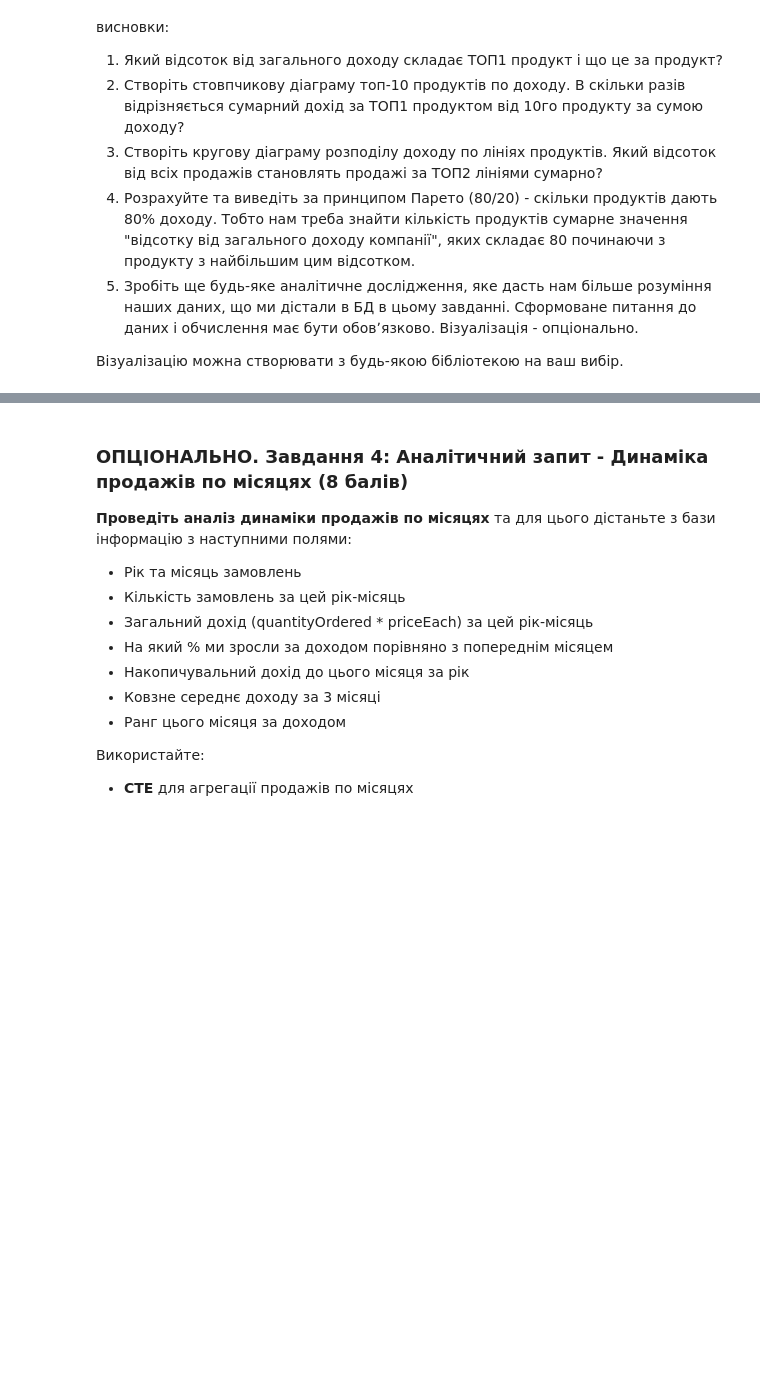
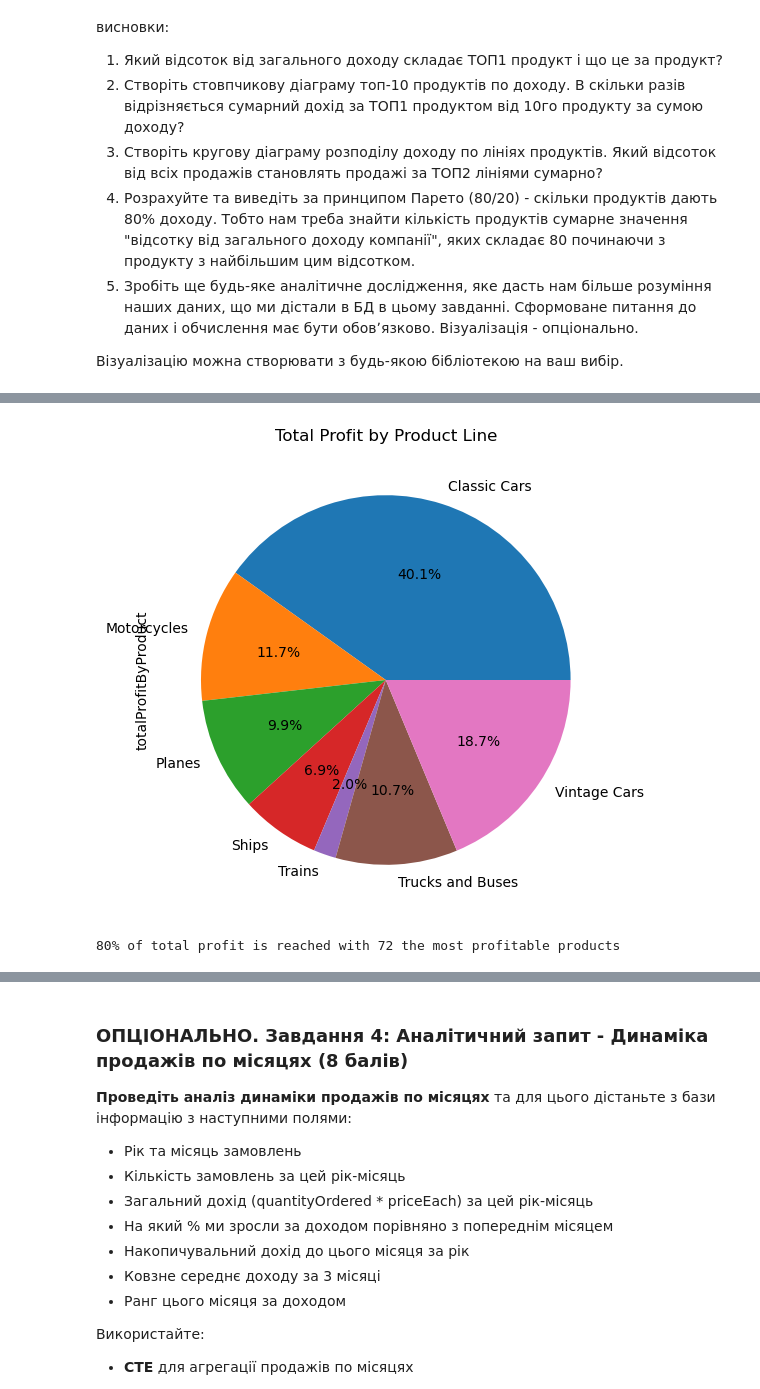
Before and after one commit to olesia-za/python_for_ds_tasks, a Jupyter notebook: hometasks/OZ_Done_11_HW1_Integration_Python_and_SQL_data_request.ipynb, the cells around one changed output, grey strips where cells are left out. Drawn from its saved outputs; the diff is of its cells as text; code cells hidden in the pictures; blank space fills up the shorter version.

```diff
--- a/hometasks/OZ_Done_11_HW1_Integration_Python_and_SQL_data_request.ipynb
+++ b/hometasks/OZ_Done_11_HW1_Integration_Python_and_SQL_data_request.ipynb
@@ -291,0 +328,20 @@ display(profit_by_products.head())
+# %%
+# 3
+profit_by_products.groupby('productLine')['totalProfitByProduct'].agg('sum').plot.pie(
+    figsize=(6, 6),
+    title='Total Profit by Product Line',
+    autopct='%1.1f%%'
+);
+# Top 2 productLine by profit is Vintage Cars  with 18,7%
+# %% [output]
+[figure, added]
+# %%
+# 4
+profit_by_products['percentOfTotalProfitCumSum'] = profit_by_products['percentOfTotalProfit'].cumsum()
+# profit_by_products.head(71)
+for index, row in profit_by_products.iterrows():
+    if (row['percentOfTotalProfitCumSum'] >= 80):
+        print(f"80% of total profit is reached with {index+1} the most profitable products")
+        break
+# %% [output]
+80% of total profit is reached with 72 the most profitable products
```
Also changed, not shown: parts of 9 cells of this notebook.
